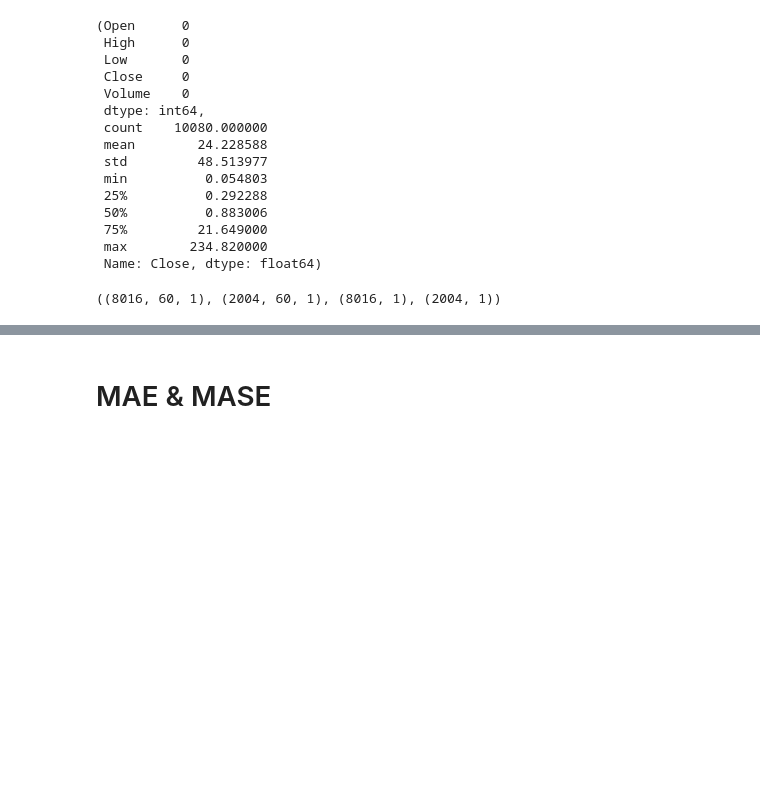
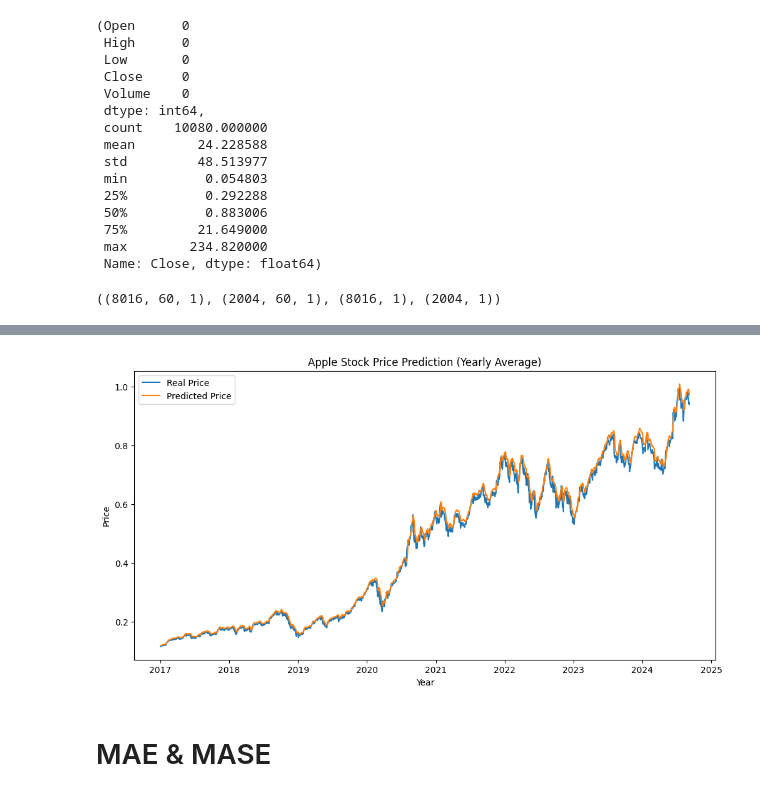
Before and after one commit to PuiPu/data_sci_final_project, a Jupyter notebook: GRU.ipynb, the cells around one changed output, grey strips where cells are left out. Saved outputs shown, nothing was run; the diff lists cells and outputs as text; code cells hidden in the pictures; blank space fills up the shorter version.

```diff
--- a/GRU.ipynb
+++ b/GRU.ipynb
@@ -106,7 +112,7 @@ model.summary()
 # Train the model
 history = model.fit(
     X_train, y_train,
-    epochs=20,
+    epochs=5,
     batch_size=32,
     validation_data=(X_test, y_test),
     verbose=1
@@ -170,0 +148,27 @@ plt.show()
+# %%
+import matplotlib.pyplot as plt
+import pandas as pd
+
+actual_prices = y_test
+predicted_prices = model.predict(X_test)
+
+# Convert the index of 'actual_prices' and 'predicted_prices' to DateTimeIndex
+# Assuming 'actual_prices' and 'predicted_prices' are numpy arrays,
+# first convert them to pandas Series with the original DateTimeIndex
+actual_prices_series = pd.Series(actual_prices.flatten(), index=data.index[-len(actual_prices):])
+predicted_prices_series = pd.Series(predicted_prices.flatten(), index=data.index[-len(predicted_prices):])
+
+# Filter data from 2017 onwards
+actual_prices_series = actual_prices_series[actual_prices_series.index >= '2017-01-01']
+predicted_prices_series = predicted_prices_series[predicted_prices_series.index >= '2017-01-01']
+
+# Plotting
+plt.figure(figsize=(12, 6))
+plt.plot(actual_prices_series.index, actual_prices_series.values, label='Real Price')
+plt.plot(predicted_prices_series.index, predicted_prices_series.values, label='Predicted Price')
+plt.legend()
+plt.title('Apple Stock Price Prediction (Yearly Average)')
+plt.xlabel('Year')
+plt.ylabel('Price')
+plt.show()
+# %% [output]
@@ -171,3 +176,4 @@ plt.show()
+[figure, added]
 # %% [markdown]
 # MAE & MASE
 # %%
```
Also changed, not shown: parts of 4 cells of this notebook.
